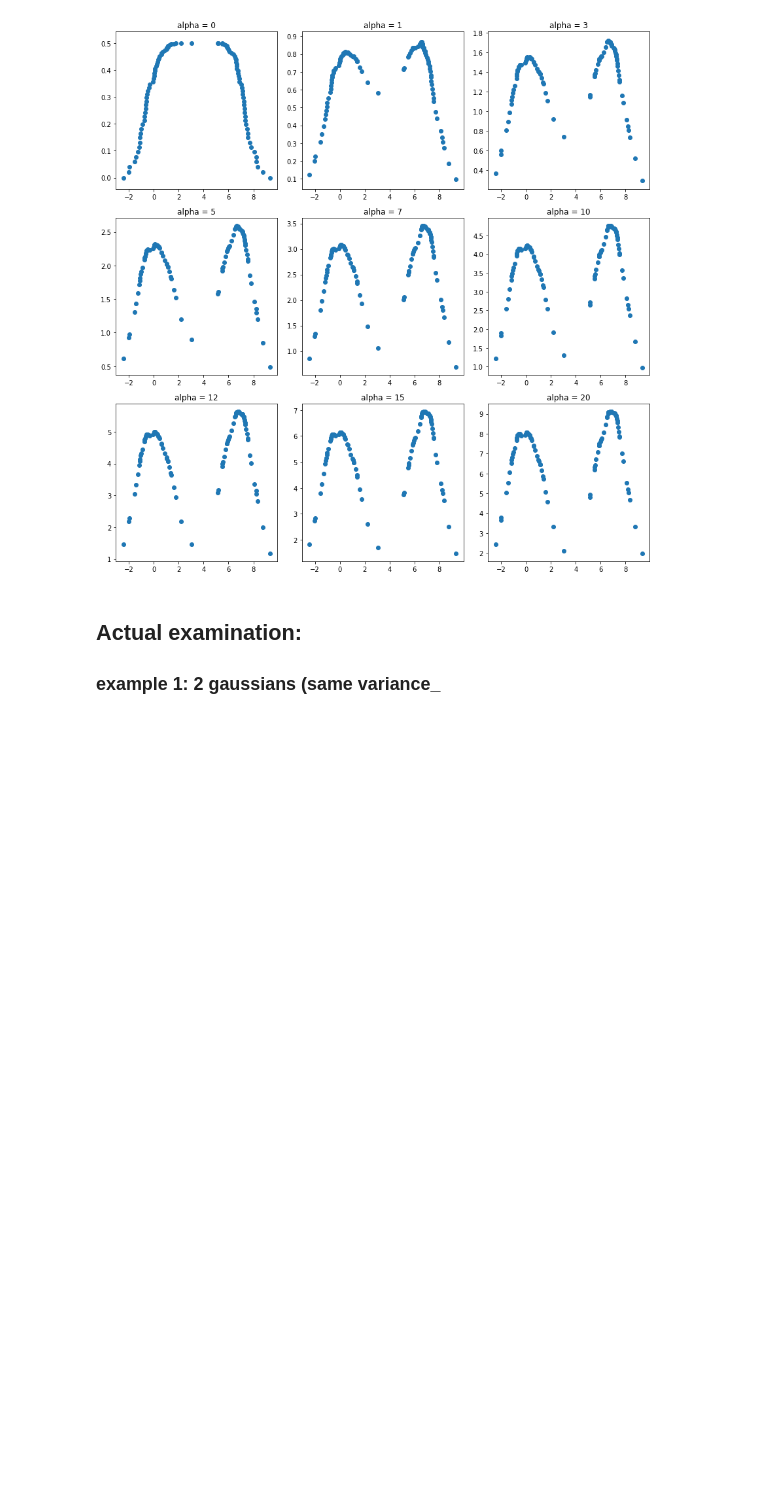
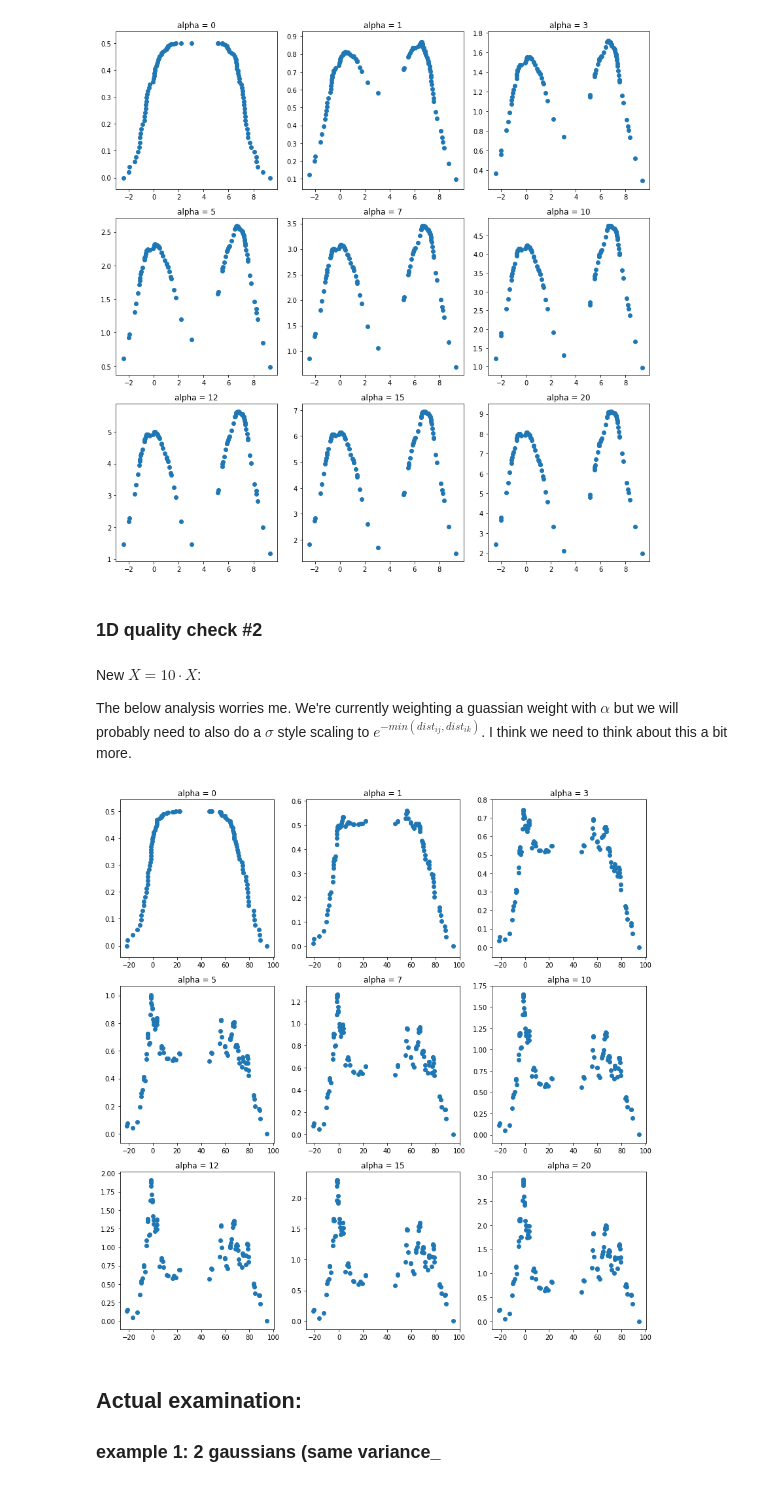
Before and after one commit to benjaminleroy/psf_ot_barycenter, a Jupyter notebook: main/eda_notebooks/LocalDepth.ipynb, the cells around one changed output. Saved outputs shown, nothing was run; the diff lists cells and outputs as text; code cells hidden in the pictures; blank space fills up the shorter version.

Commit message:
scaling needed?

```diff
--- a/main/eda_notebooks/LocalDepth.ipynb
+++ b/main/eda_notebooks/LocalDepth.ipynb
@@ -189,6 +189,31 @@ for idx, alpha in enumerate([0,1,3,5,7,10,12,15,20]):
 fig.tight_layout()
 # %% [output]
 [figure]
+# %% [markdown]
+### 1D quality check #2
+# %% [markdown]
+New $X = 10\cdot X$:
+
+
+The below analysis worries me. We're currently weighting a guassian weight with $\alpha$ but we will probably need to also do a $\sigma$ style scaling to $e^{-min(dist_{ij}, dist_{ik})}$. I think we need to think about this a bit more.
+# %%
+x_larger = np.concatenate([xsim.reshape((-1,1))*10,
+                           np.zeros((xsim.shape[0],1))], axis = 1)
+dist_matrix_larger = scipy.spatial.distance_matrix(x = x_larger,
+                                                   y = x_larger)
+# %%
+fig, ax = plt.subplots(nrows = 3, ncols = 3, figsize = (12,12))
+ax = ax.ravel()
+
+dd2_alpha_larger = distance_depth_function(dist_matrix_larger,
+                                    alpha = [0,1,3,5,7,10,12,15,20])
+for idx, alpha in enumerate([0,1,3,5,7,10,12,15,20]):
+    dd2_alpha_i_larger = dd2_alpha_larger[:,idx]
+    ax[idx].scatter(x = x_larger[:,0], y = dd2_alpha_i_larger)
+    ax[idx].set_title("alpha = " + str(alpha))
+fig.tight_layout()
+# %% [output]
+[figure, added]
 # %% [markdown]
 ## Actual examination:
 
```
Also changed, not shown: parts of 3 cells of this notebook.
